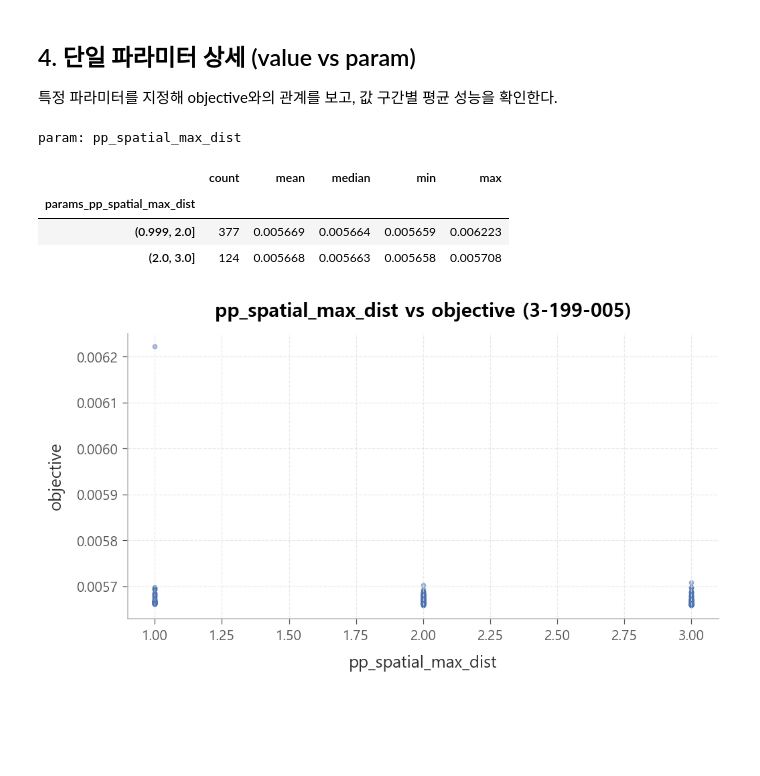
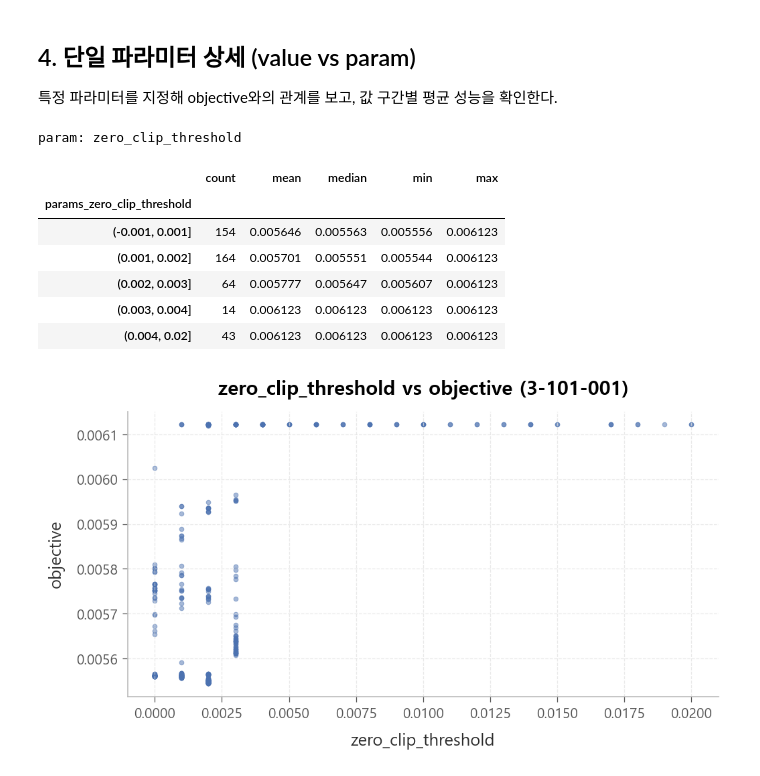
Before and after one commit to younjunseon/ASAC_SKhynix, a Jupyter notebook: 4_output/experiments/optuna_viewer.ipynb, the cells around one changed output. Saved outputs shown, nothing was run; the diff lists cells and outputs as text; code cells hidden in the pictures; blank space fills up the shorter version.

```diff
--- a/4_output/experiments/optuna_viewer.ipynb
+++ b/4_output/experiments/optuna_viewer.ipynb
@@ -77,7 +83,7 @@ shape: (516, 62)
 분석할 study를 고르고 objective 값 기준으로 정렬한다.
 # %%
 # 분석 대상 study 선택 (None이면 trial 수가 가장 많은 study)
-TARGET_STUDY = None
+TARGET_STUDY = "3-101-001"
 TOP_N = 20
 
 if TARGET_STUDY is None:
@@ -226,36 +232,39 @@ top_param_df
 # %%
 import matplotlib.pyplot as plt
 
 # 보고 싶은 파라미터 — None이면 importance 1위
-PARAM = "pp_spatial_max_dist"
+PARAM = "zero_clip_threshold"
 if PARAM is None:
     PARAM = importance_df.iloc[0]["param"]
 col = f"params_{PARAM}"
 print(f"param: {PARAM}")
 
 s = sub_sorted[[col, "value"]].dropna()
 
 if pd.api.types.is_numeric_dtype(s[col]):
     try:
         bins = pd.qcut(s[col], q=10, duplicates="drop")
     except ValueError:
         bins = pd.cut(s[col], bins=10)
     bucket = s.groupby(bins, observed=True)["value"].agg(["count", "mean", "median", "min", "max"])
     display(bucket)
 
     fig, ax = plt.subplots(figsize=(7, 4))
     ax.scatter(s[col], s["value"], s=10, alpha=0.5)
     ax.set_xlabel(PARAM); ax.set_ylabel("objective")
     ax.set_title(f"{PARAM} vs objective ({TARGET_STUDY})")
     plt.tight_layout(); plt.show()
 else:
     bucket = s.groupby(col, observed=True)["value"].agg(["count", "mean", "median", "min", "max"])
     bucket = bucket.sort_values("mean", ascending=ascending)
     display(bucket)
 # %% [output]
-param: pp_spatial_max_dist
+param: zero_clip_threshold
 |  | count | mean | median | min | max |
-| params_pp_spatial_max_dist |  |  |  |  |  |
-| (0.999, 2.0] | 377 | 0.005669 | 0.005664 | 0.005659 | 0.006223 |
-| (2.0, 3.0] | 124 | 0.005668 | 0.005663 | 0.005658 | 0.005708 |
+| params_zero_clip_threshold |  |  |  |  |  |
+| (-0.001, 0.001] | 154 | 0.005646 | 0.005563 | 0.005556 | 0.006123 |
+| (0.001, 0.002] | 164 | 0.005701 | 0.005551 | 0.005544 | 0.006123 |
+| (0.002, 0.003] | 64 | 0.005777 | 0.005647 | 0.005607 | 0.006123 |
+| (0.003, 0.004] | 14 | 0.006123 | 0.006123 | 0.006123 | 0.006123 |
+| (0.004, 0.02] | 43 | 0.006123 | 0.006123 | 0.006123 | 0.006123 |
-[figure, old version]
+[figure, new version]
```
Also changed, not shown: parts of 5 cells of this notebook, 2 other files.
